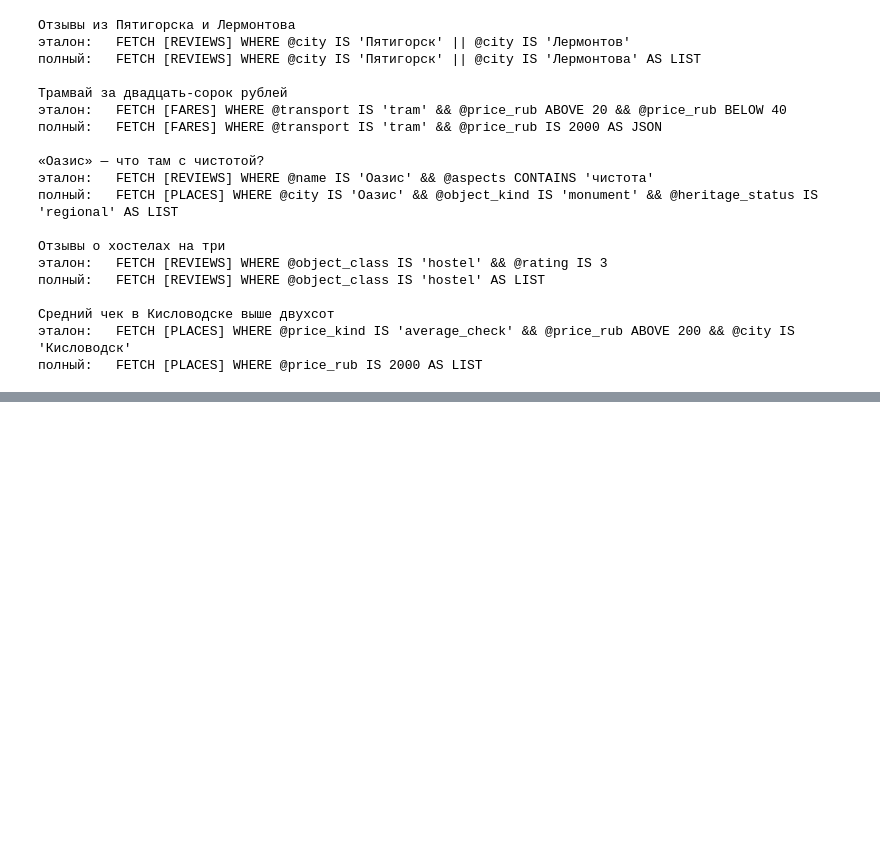
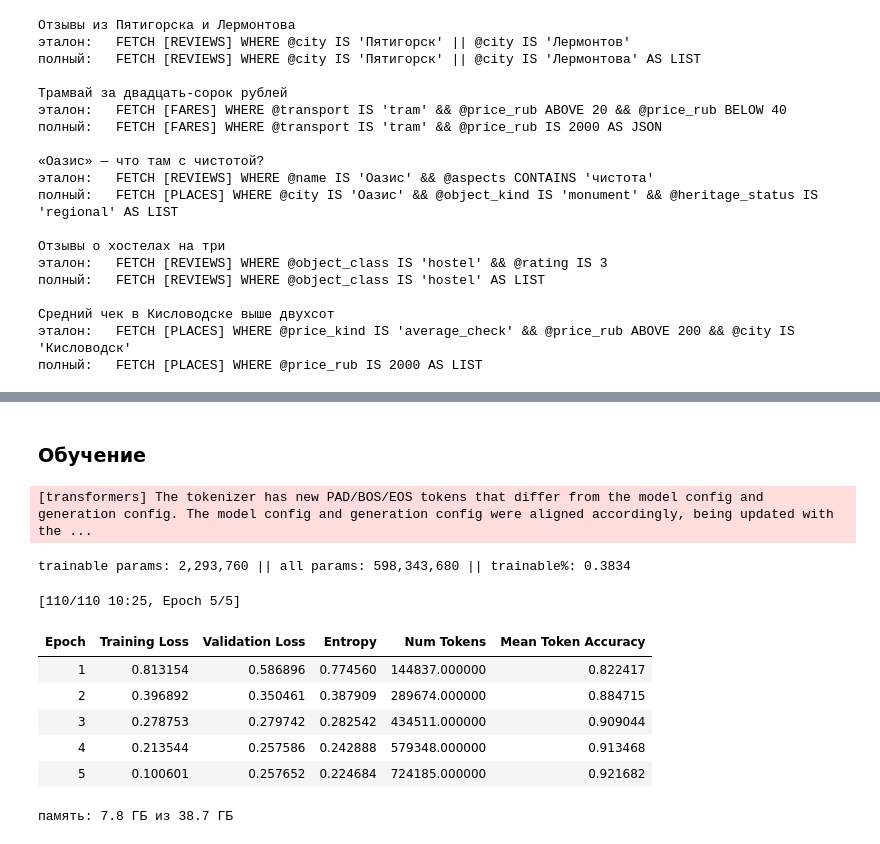
Before and after one commit to samtakoy/llm-engineer-ecql-and-metrcis, a Jupyter notebook: notebook/ecql_lora.ipynb, the cells around one changed output, grey strips where cells are left out. Cells and saved outputs as stored; diff of their text form; code cells hidden in the pictures; blank space fills up the shorter version.

```diff
--- a/notebook/ecql_lora.ipynb
+++ b/notebook/ecql_lora.ipynb
@@ -536,0 +601,28 @@ for record, full_answer in list(zip(test, full_run))[:5]:
+# %%
+from datasets import Dataset
+
+from ecql_dataset.prompt import build_training_messages
+
+def to_messages(record):
+    """Превращает пару датасета в сообщения обучающего примера.
+
+    Аргументы:
+        record: строка датасета.
+
+    Возвращает:
+        Словарь с ключом messages.
+    """
+    return {
+        "messages": build_training_messages(
+            instruction=SHORT_PROMPT,
+            question=record["input"],
+            answer=record["output"],
+        )
+    }
+
+train_dataset = Dataset.from_list([to_messages(record) for record in train])
+val_dataset = Dataset.from_list([to_messages(record) for record in val])
+
+print(f"обучающих примеров {len(train_dataset)}, проверочных {len(val_dataset)}")
+print(train_dataset[0]["messages"][1])
+print(train_dataset[0]["messages"][2])
@@ -536,0 +682,37 @@ for record, full_answer in list(zip(test, full_run))[:5]:
+# %% [markdown]
+### Обучение
+# %%
+if TRAIN_ADAPTER:
+    trainer = SFTTrainer(
+        model=model,
+        args=training_config,
+        train_dataset=train_dataset,
+        eval_dataset=val_dataset,
+        peft_config=lora_config,
+        processing_class=tokenizer,
+    )
+    trainer.model.print_trainable_parameters()
+    trainer.train()
+    adapter_model = trainer.model
+    adapter_model.eval()
+# %% [output]
+[transformers] The tokenizer has new PAD/BOS/EOS tokens that differ from the model config and generation config. The model config and generation config were aligned accordingly, being updated with the ...
+trainable params: 2,293,760 || all params: 598,343,680 || trainable%: 0.3834
+[110/110 10:25, Epoch 5/5]
+| Epoch | Training Loss | Validation Loss | Entropy | Num Tokens | Mean Token Accuracy |
+| 1 | 0.813154 | 0.586896 | 0.774560 | 144837.000000 | 0.822417 |
+| 2 | 0.396892 | 0.350461 | 0.387909 | 289674.000000 | 0.884715 |
+| 3 | 0.278753 | 0.279742 | 0.282542 | 434511.000000 | 0.909044 |
+| 4 | 0.213544 | 0.257586 | 0.242888 | 579348.000000 | 0.913468 |
+| 5 | 0.100601 | 0.257652 | 0.224684 | 724185.000000 | 0.921682 |
+# %%
+# Сколько памяти понадобилось при этих параметрах. Пик на MPS не считается,
+# берётся память после обучения: кеш аллокатора к этому моменту уже вырос
+# до рабочего максимума.
+if DEVICE == "mps":
+    print(f"память: {torch.mps.driver_allocated_memory() / 1e9:.1f} ГБ"
+          f" из {torch.mps.recommended_max_memory() / 1e9:.1f} ГБ")
+elif DEVICE == "cuda":
+    print(f"память: пик {torch.cuda.max_memory_allocated() / 1e9:.1f} ГБ")
+# %% [output]
+память: 7.8 ГБ из 38.7 ГБ
```
Also changed, not shown: parts of 14 cells of this notebook, 5 other files.
